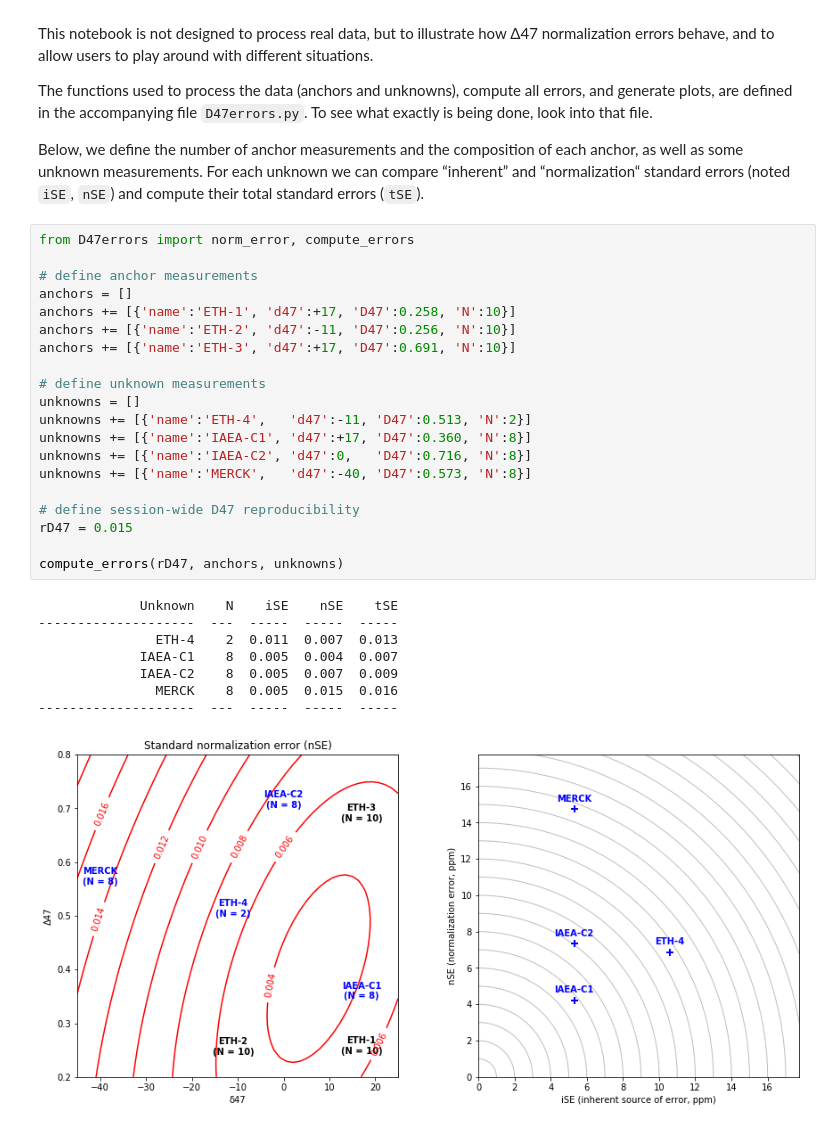
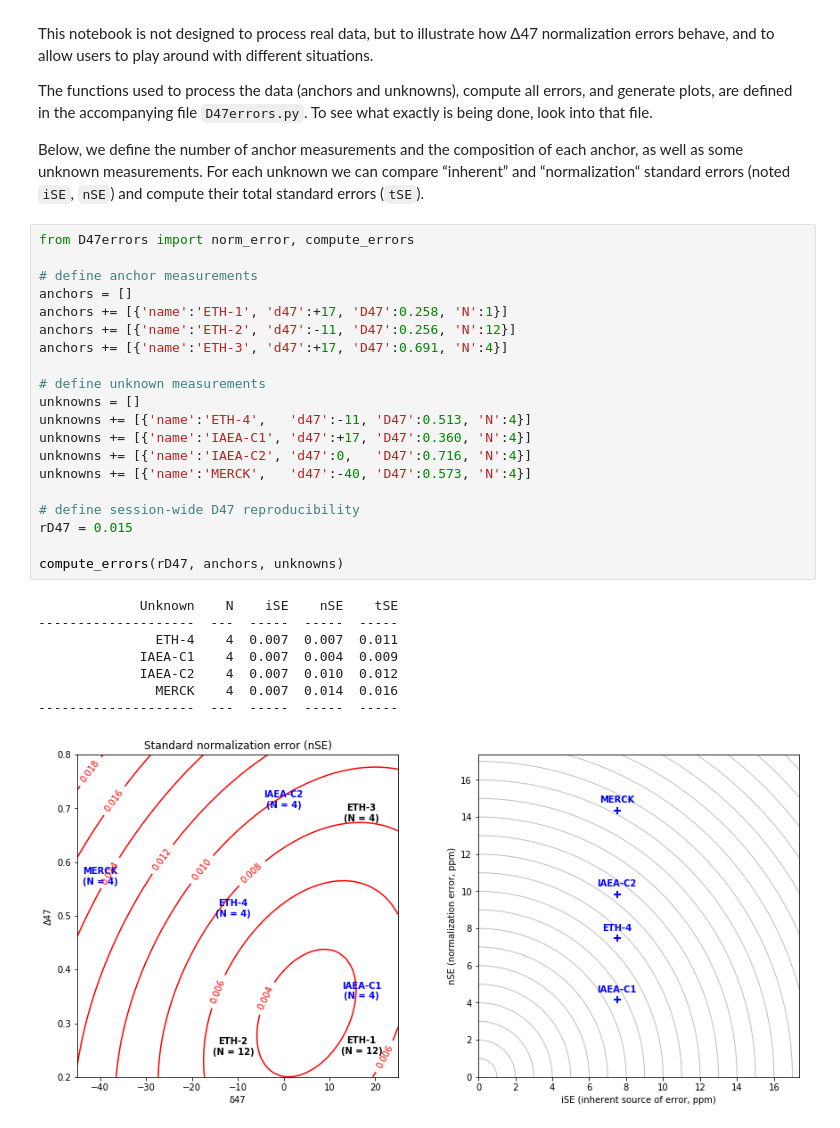
Before and after one commit to mdaeron/queenmary, a Jupyter notebook: D47_error_propagation.ipynb, the cells around one changed output. Drawn from its saved outputs; the diff is of its cells as text.

Commit message:
change anchors & unknowns

```diff
--- a/D47_error_propagation.ipynb
+++ b/D47_error_propagation.ipynb
@@ -9,29 +9,29 @@ Below, we define the number of anchor measurements and the composition of each a
 # %%
 from D47errors import norm_error, compute_errors
 
 # define anchor measurements
 anchors = []
-anchors += [{'name':'ETH-1', 'd47':+17, 'D47':0.258, 'N':10}]
-anchors += [{'name':'ETH-2', 'd47':-11, 'D47':0.256, 'N':10}]
-anchors += [{'name':'ETH-3', 'd47':+17, 'D47':0.691, 'N':10}]
+anchors += [{'name':'ETH-1', 'd47':+17, 'D47':0.258, 'N':1}]
+anchors += [{'name':'ETH-2', 'd47':-11, 'D47':0.256, 'N':12}]
+anchors += [{'name':'ETH-3', 'd47':+17, 'D47':0.691, 'N':4}]
 
 # define unknown measurements
 unknowns = []
-unknowns += [{'name':'ETH-4',   'd47':-11, 'D47':0.513, 'N':2}]
-unknowns += [{'name':'IAEA-C1', 'd47':+17, 'D47':0.360, 'N':8}]
-unknowns += [{'name':'IAEA-C2', 'd47':0,   'D47':0.716, 'N':8}]
-unknowns += [{'name':'MERCK',   'd47':-40, 'D47':0.573, 'N':8}]
+unknowns += [{'name':'ETH-4',   'd47':-11, 'D47':0.513, 'N':4}]
+unknowns += [{'name':'IAEA-C1', 'd47':+17, 'D47':0.360, 'N':4}]
+unknowns += [{'name':'IAEA-C2', 'd47':0,   'D47':0.716, 'N':4}]
+unknowns += [{'name':'MERCK',   'd47':-40, 'D47':0.573, 'N':4}]
 
 # define session-wide D47 reproducibility
 rD47 = 0.015
 
 compute_errors(rD47, anchors, unknowns)
 # %% [output]
              Unknown    N    iSE    nSE    tSE
 --------------------  ---  -----  -----  -----
-               ETH-4    2  0.011  0.007  0.013
-             IAEA-C1    8  0.005  0.004  0.007
-             IAEA-C2    8  0.005  0.007  0.009
-               MERCK    8  0.005  0.015  0.016
+               ETH-4    4  0.007  0.007  0.011
+             IAEA-C1    4  0.007  0.004  0.009
+             IAEA-C2    4  0.007  0.010  0.012
+               MERCK    4  0.007  0.014  0.016
 --------------------  ---  -----  -----  -----
-[figure, old version]
+[figure, new version]
```
